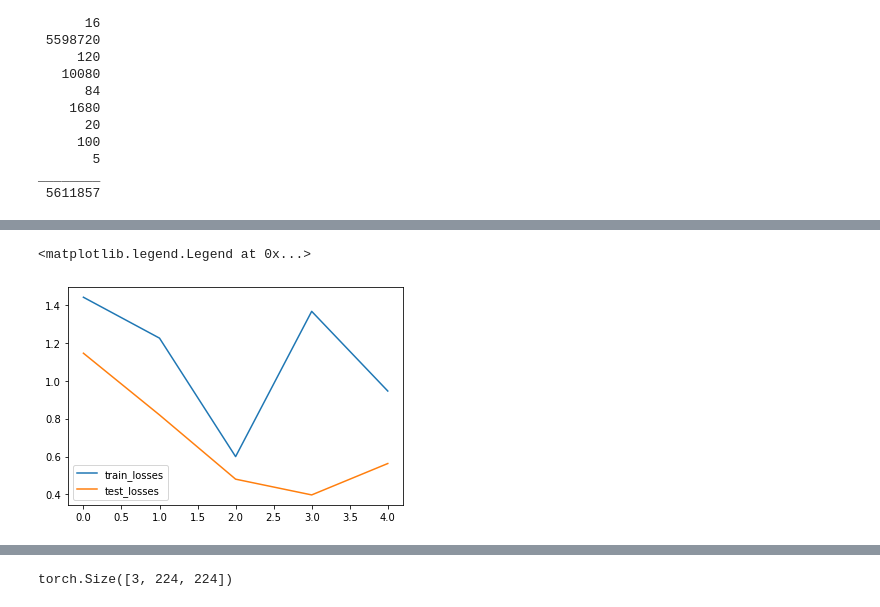
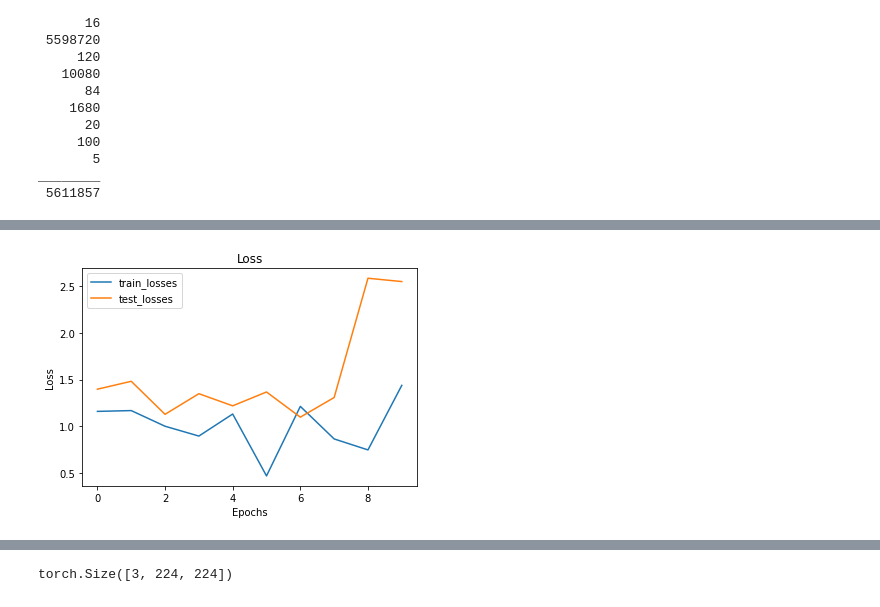
Before and after one commit to XiaoLinZzz/CV-project, a Jupyter notebook: Flower_Classification.ipynb, the cells around one changed output, grey strips where cells are left out. Saved outputs shown, nothing was run; the diff lists cells and outputs as text; code cells hidden in the pictures.

```diff
--- a/Flower_Classification.ipynb
+++ b/Flower_Classification.ipynb
@@ -206,7 +206,11 @@ class ConvolutionalNetwork(nn.Module):
         super().__init__()
         self.num_classes=classes
         self.conv1=nn.Conv2d(3,6,3,1)
+        self.pool=nn.MaxPool2d(2,2)
         self.conv2=nn.Conv2d(6,16,3,1)
+
+        self.dropout = nn.Dropout(0.25)
+
         self.fc1=nn.Linear(16*54*54,120)
         self.fc2=nn.Linear(120,84)
         self.fc3=nn.Linear(84,20)
@@ -214,6 +218,7 @@ class ConvolutionalNetwork(nn.Module):
     def forward(self,X):
         X=F.relu(self.conv1(X))
         X=F.max_pool2d(X,2,2)
+        X=self.dropout(X)
         X=F.relu(self.conv2(X))
         X=F.max_pool2d(X,2,2)
         X=X.view(-1,16*54*54)
@@ -270,7 +280,7 @@ train_losses=[]
 test_losses=[]
 train_correct=[]
 test_correct=[]
-epochs=5
+epochs=10
 
 for i in range(epochs):
     trn_corr=0
@@ -289,7 +299,7 @@ for i in range(epochs):
         optimizer.step()
 
         if b%200==0:
-            print(f"epoch: {i} loss: {loss.item} batch: {b} accuracy: {trn_corr.item()*100/(10*b):7.3f}%")
+            print(f"epoch: {i+1} loss: {loss.item} batch: {b} accuracy: {trn_corr.item()*100/(10*b):7.3f}%")
     loss=loss.detach().numpy()
     train_losses.append(loss)
     train_correct.append(trn_corr)
@@ -340,11 +363,14 @@ plt.show()
 # %%
 # Plotting loss over time.
 plt.plot(train_losses,label="train_losses")
 plt.plot(test_losses,label="test_losses")
+plt.title('Loss')
+plt.xlabel('Epochs')
+plt.ylabel('Loss')
 plt.legend()
+plt.show()
 # %% [output]
-<matplotlib.legend.Legend at 0x...>
-[figure, old version]
+[figure, new version]
 # %%
 x=100
 im = inv_normalize(test_data[x][0])
```
Also changed, not shown: parts of 11 cells of this notebook.
